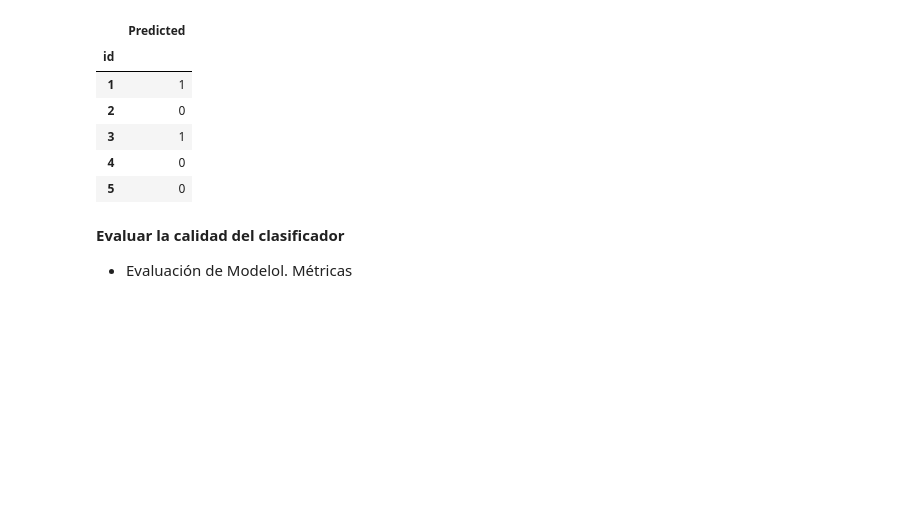
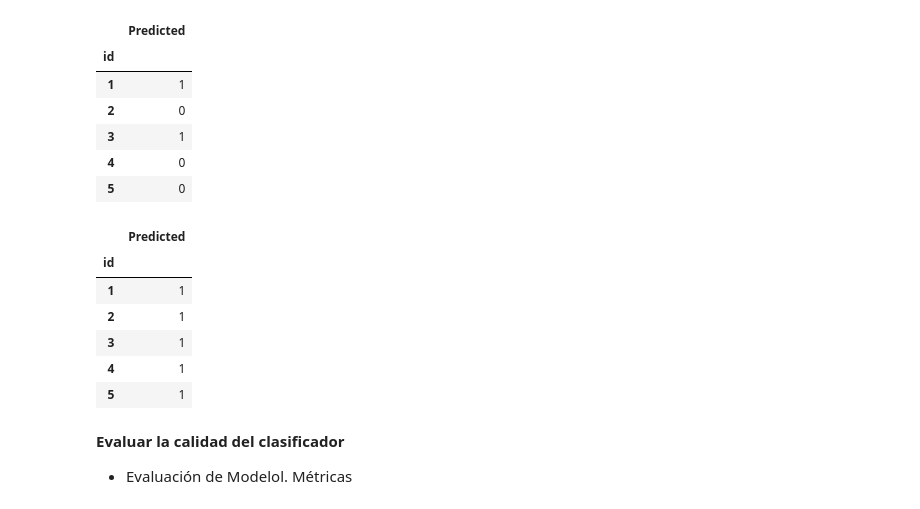
Before and after one commit to Crepot/sistemas-de-gestion-u4, a Jupyter notebook: Notebook_Competencia_Enviar_Datos.ipynb, the cells around one changed output. Cells and saved outputs as stored; diff of their text form; code cells hidden in the pictures; blank space fills up the shorter version.

```diff
--- a/Notebook_Competencia_Enviar_Datos.ipynb
+++ b/Notebook_Competencia_Enviar_Datos.ipynb
@@ -195,21 +202,31 @@ nuevas_instancias.head(2)
 prediccion_nuevos_individuos=modelo_knn.predict(nuevas_instancias)
 # %%
 prediccion_nuevos_individuos_tree=modelo_tree.predict(nuevas_instancias)
+# %%
+nuevas_instancias_sin_nombres = nuevas_instancias.values
+
+prediccion_nuevos_individuos_random_forest = best_rf.predict(nuevas_instancias_sin_nombres)
 # %% [markdown]
 **Obtencion de datos predichos**
 # %%
 datos_clasificados=pd.DataFrame(prediccion_nuevos_individuos)
 datos_clasificados_tree=pd.DataFrame(prediccion_nuevos_individuos_tree)
+datos_clasificados__random_forest=pd.DataFrame(prediccion_nuevos_individuos_random_forest)
 # %%
 datos_clasificados.index = datos_clasificados.index + 1
 # %%
 datos_clasificados_tree.index = datos_clasificados_tree.index + 1
+# %%
+datos_clasificados__random_forest.index = datos_clasificados__random_forest.index + 1
 # %%
 datos_clasificados.columns = ['Predicted']
 datos_clasificados.index.names = ['id']
 # %%
 datos_clasificados_tree.columns = ['Predicted']
 datos_clasificados_tree.index.names = ['id']
+# %%
+datos_clasificados__random_forest.columns = ['Predicted']
+datos_clasificados__random_forest.index.names = ['id']
 # %%
 datos_clasificados_tree.columns
 # %% [output]
@@ -238,6 +255,16 @@ datos_clasificados.head(5)
 | 3 | 1 |
 | 4 | 0 |
 | 5 | 0 |
+# %%
+datos_clasificados__random_forest.head(5)
+# %% [output]
+|  | Predicted |
+| id |  |
+| 1 | 1 |
+| 2 | 1 |
+| 3 | 1 |
+| 4 | 1 |
+| 5 | 1 |
 # %%
 #from google.colab import files
 # %% [markdown]
```
Also changed, not shown: parts of 8 cells of this notebook.
